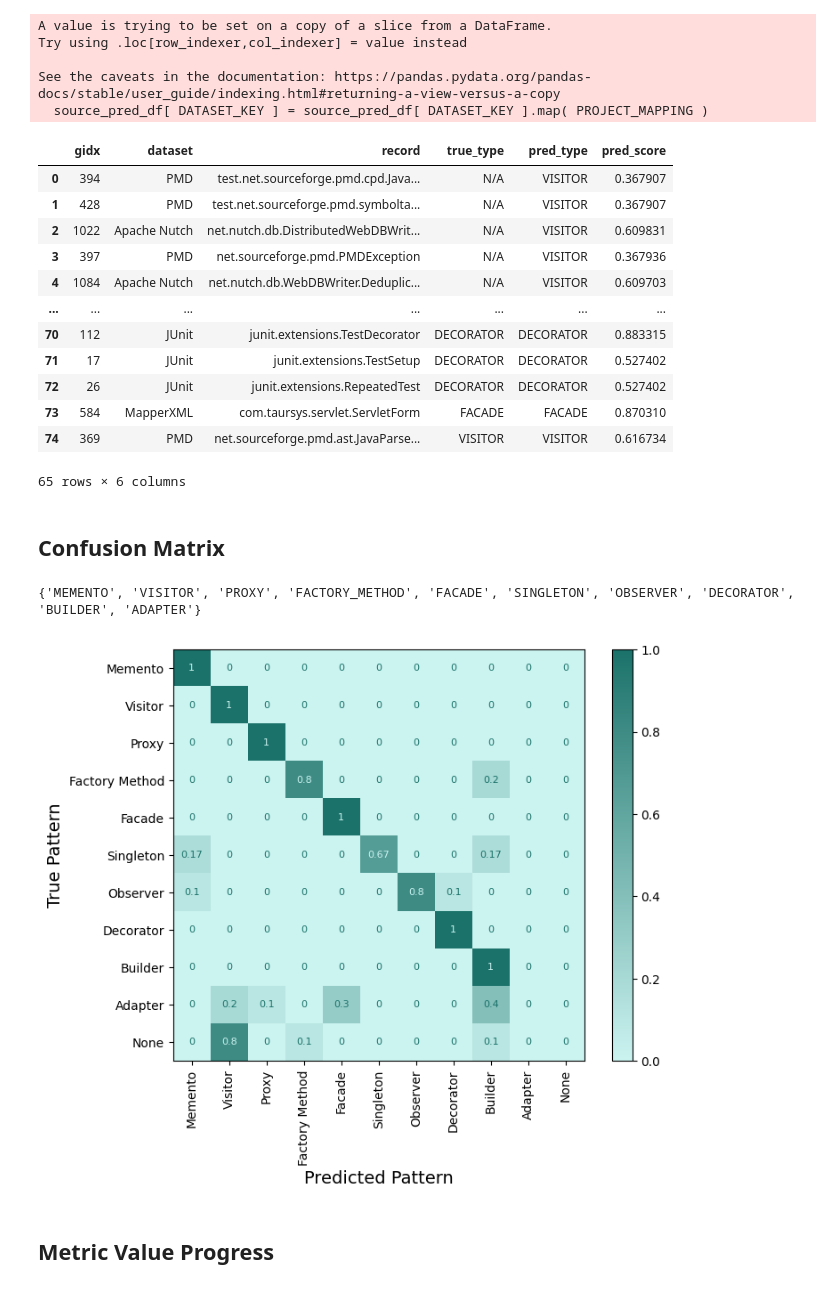
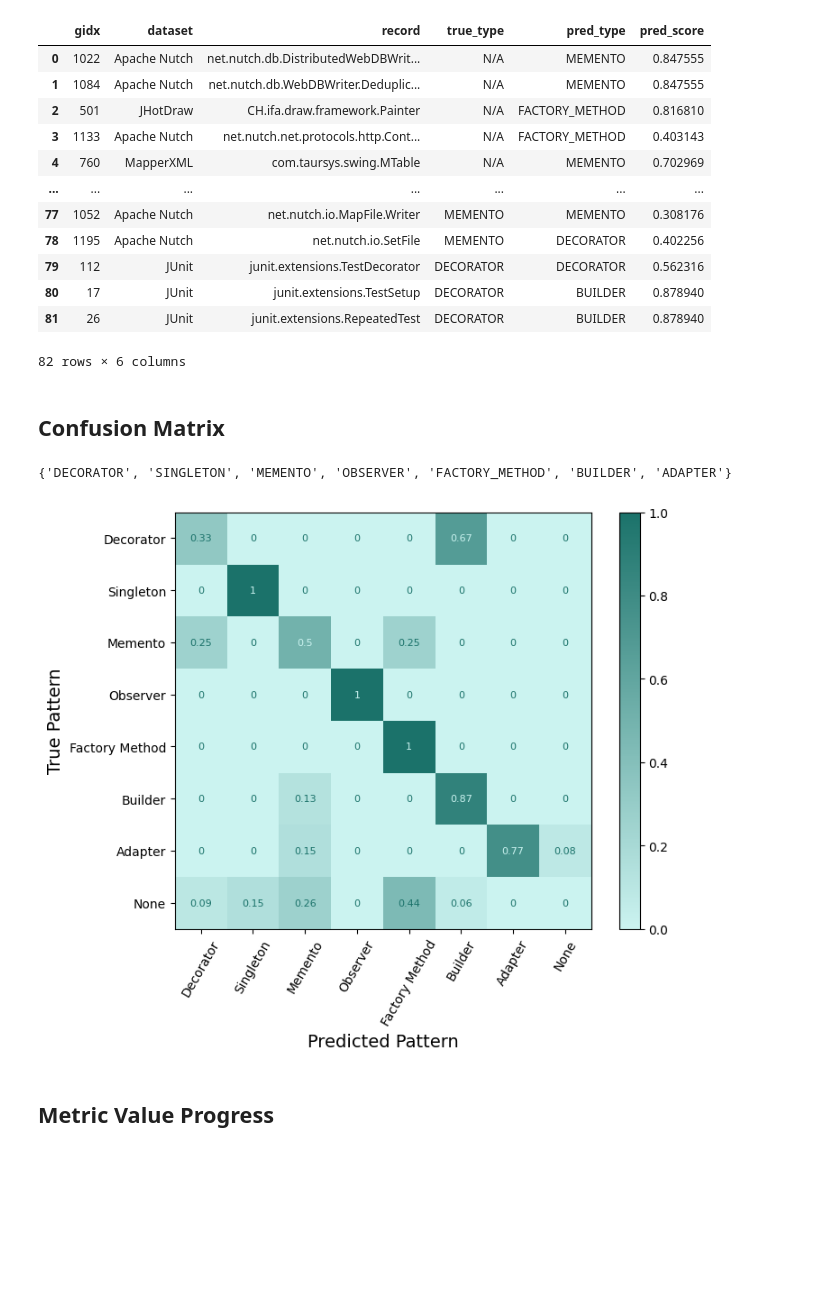
Before and after one commit to DerJeanjour/dpd-subgraph-matching, a Jupyter notebook: matching/glema/notebooks/matching_result_plots.ipynb, the cells around one changed output. Saved outputs shown, nothing was run; the diff lists cells and outputs as text; code cells hidden in the pictures; blank space fills up the shorter version.

Commit message:
prediction and plot stuff

```diff
--- a/matching/glema/notebooks/matching_result_plots.ipynb
+++ b/matching/glema/notebooks/matching_result_plots.ipynb
@@ -32,15 +33,15 @@ DESIGN_PATTERN_MAPPING = {
     #cpg_const.DesignPatternType.ABSTRACT_FACTORY.value: "Abstract Factory",
     cpg_const.DesignPatternType.ADAPTER.value: "Adapter",
     cpg_const.DesignPatternType.BUILDER.value: "Builder",
-    cpg_const.DesignPatternType.FACADE.value: "Facade",
+    #cpg_const.DesignPatternType.FACADE.value: "Facade",
     cpg_const.DesignPatternType.FACTORY_METHOD.value: "Factory Method",
     cpg_const.DesignPatternType.OBSERVER.value: "Observer",
     cpg_const.DesignPatternType.SINGLETON.value: "Singleton",
     cpg_const.DesignPatternType.DECORATOR.value: "Decorator",
     cpg_const.DesignPatternType.MEMENTO.value: "Memento",
     #cpg_const.DesignPatternType.PROTOTYPE.value: "Prototype",
-    cpg_const.DesignPatternType.PROXY.value: "Proxy",
-    cpg_const.DesignPatternType.VISITOR.value: "Visitor",
+    #cpg_const.DesignPatternType.PROXY.value: "Proxy",
+    #cpg_const.DesignPatternType.VISITOR.value: "Visitor",
     cpg_const.NO_DESIGN_PATTERN: "None",
 }
 
@@ -58,6 +59,7 @@ PREC_KEY = "Precision"
 REC_KEY = "Recall"
 F1_KEY = "F1-Score"
 ACC_KEY = "Accuracy"
+PATTERN_KEY = "Pattern"
 
 METRIC_COMPUTE_MAPPING = {
     ROC_KEY: "roc",
@@ -99,6 +101,8 @@ PROJECT_MAPPING = {
     "p_mart-10_-_nutch_v04": PROJECT_NUTCH,
     "p_mart-11_-_pmd_v18": PROJECT_PMD,
 }
+
+NAN_MAPPING = "-"
 # %%
 subgraph_matching_df = pd.read_csv( subgraph_matching_file )
 pattern_matching_df = pd.read_csv( pattern_matching_file )
@@ -128,24 +132,19 @@ source_pred_df.loc[
 source_pred_df[ DATASET_KEY ] = source_pred_df[ DATASET_KEY ].map( PROJECT_MAPPING )
 source_pred_df
 # %% [output]
+|  | gidx | dataset | record | true_type | pred_type | pred_score |
+| 0 | 1022 | Apache Nutch | net.nutch.db.DistributedWebDBWrit... | N/A | MEMENTO | 0.847555 |
+| 1 | 1084 | Apache Nutch | net.nutch.db.WebDBWriter.Deduplic... | N/A | MEMENTO | 0.847555 |
+| 2 | 501 | JHotDraw | CH.ifa.draw.framework.Painter | N/A | FACTORY_METHOD | 0.816810 |
+| 3 | 1133 | Apache Nutch | net.nutch.net.protocols.http.Cont... | N/A | FACTORY_METHOD | 0.403143 |
+| 4 | 760 | MapperXML | com.taursys.swing.MTable | N/A | MEMENTO | 0.702969 |
+| ... | ... | ... | ... | ... | ... | ... |
+| 77 | 1052 | Apache Nutch | net.nutch.io.MapFile.Writer | MEMENTO | MEMENTO | 0.308176 |
+| 78 | 1195 | Apache Nutch | net.nutch.io.SetFile | MEMENTO | DECORATOR | 0.402256 |
+| 79 | 112 | JUnit | junit.extensions.TestDecorator | DECORATOR | DECORATOR | 0.562316 |
+| 80 | 17 | JUnit | junit.extensions.TestSetup | DECORATOR | BUILDER | 0.878940 |
+| 81 | 26 | JUnit | junit.extensions.RepeatedTest | DECORATOR | BUILDER | 0.878940 |
-A value is trying to be set on a copy of a slice from a DataFrame.
-Try using .loc[row_indexer,col_indexer] = value instead
-
-See the caveats in the documentation: https://pandas.pydata.org/pandas-docs/stable/user_guide/indexing.html#returning-a-view-versus-a-copy
-  source_pred_df[ DATASET_KEY ] = source_pred_df[ DATASET_KEY ].map( PROJECT_MAPPING )
+82 rows × 6 columns
-|  | gidx | dataset | record | true_type | pred_type | pred_score |
-| 0 | 394 | PMD | test.net.sourceforge.pmd.cpd.Java... | N/A | VISITOR | 0.367907 |
-| 1 | 428 | PMD | test.net.sourceforge.pmd.symbolta... | N/A | VISITOR | 0.367907 |
-| 2 | 1022 | Apache Nutch | net.nutch.db.DistributedWebDBWrit... | N/A | VISITOR | 0.609831 |
-| 3 | 397 | PMD | net.sourceforge.pmd.PMDException | N/A | VISITOR | 0.367936 |
-| 4 | 1084 | Apache Nutch | net.nutch.db.WebDBWriter.Deduplic... | N/A | VISITOR | 0.609703 |
-| ... | ... | ... | ... | ... | ... | ... |
-| 70 | 112 | JUnit | junit.extensions.TestDecorator | DECORATOR | DECORATOR | 0.883315 |
-| 71 | 17 | JUnit | junit.extensions.TestSetup | DECORATOR | DECORATOR | 0.527402 |
-| 72 | 26 | JUnit | junit.extensions.RepeatedTest | DECORATOR | DECORATOR | 0.527402 |
-| 73 | 584 | MapperXML | com.taursys.servlet.ServletForm | FACADE | FACADE | 0.870310 |
-| 74 | 369 | PMD | net.sourceforge.pmd.ast.JavaParse... | VISITOR | VISITOR | 0.616734 |
-65 rows × 6 columns
 # %% [markdown]
 ## Confusion Matrix
 # %%
@@ -157,36 +156,36 @@ def compute_pred_cm( true_labels: list[ str ], pred_labels: list[ str ], file_na
         labels = [ *labels, cpg_const.NO_DESIGN_PATTERN ]
 
     cm = confusion_matrix( true_labels, pred_labels, labels=labels, normalize="true" )
     cm = np.round( cm, 2 )
 
     display_labels = [ DESIGN_PATTERN_MAPPING[ label ] for label in labels ]
     fig, ax = plt.subplots( figsize=(8, 6) )
     disp = ConfusionMatrixDisplay( confusion_matrix=cm, display_labels=display_labels )
 
     cmap = LinearSegmentedColormap.from_list( "custom_cmap", [
         ColorScheme.SECONDARY_LIGHT,
         ColorScheme.SECONDARY_DARK ] )
     disp.plot( cmap=cmap, ax=ax, colorbar=True )
 
     for text in disp.text_.ravel():
         text.set_fontsize( 8 )
     plt.xlabel( KEY_MAPPING[ PRED_KEY ], fontsize=14 )
     plt.ylabel( KEY_MAPPING[ TRUE_KEY ], fontsize=14 )
-    plt.xticks( fontsize=10, rotation=90 )
+    plt.xticks( fontsize=10, rotation=60 )
     plt.yticks( fontsize=10 )
 
     plt.savefig( f"plots/{file_name}", bbox_inches='tight', pad_inches=0.1 )
 
 
 pattern_types = set( DESIGN_PATTERN_MAPPING.keys() )
 pattern_types.remove( cpg_const.NO_DESIGN_PATTERN )
 print( pattern_types )
 true_labels = source_pred_df[ TRUE_KEY ].to_list()
 pred_labels = source_pred_df[ PRED_KEY ].to_list()
 compute_pred_cm( true_labels, pred_labels, "matching_cm", labels=pattern_types, include_na=True )
 # %% [output]
-{'MEMENTO', 'VISITOR', 'PROXY', 'FACTORY_METHOD', 'FACADE', 'SINGLETON', 'OBSERVER', 'DECORATOR', 'BUILDER', 'ADAPTER'}
+{'DECORATOR', 'SINGLETON', 'MEMENTO', 'OBSERVER', 'FACTORY_METHOD', 'BUILDER', 'ADAPTER'}
-[figure, old version]
+[figure, new version]
 # %% [markdown]
 ## Metric Value Progress
 # %%
```
Also changed, not shown: parts of 11 cells of this notebook, 14 other files.
